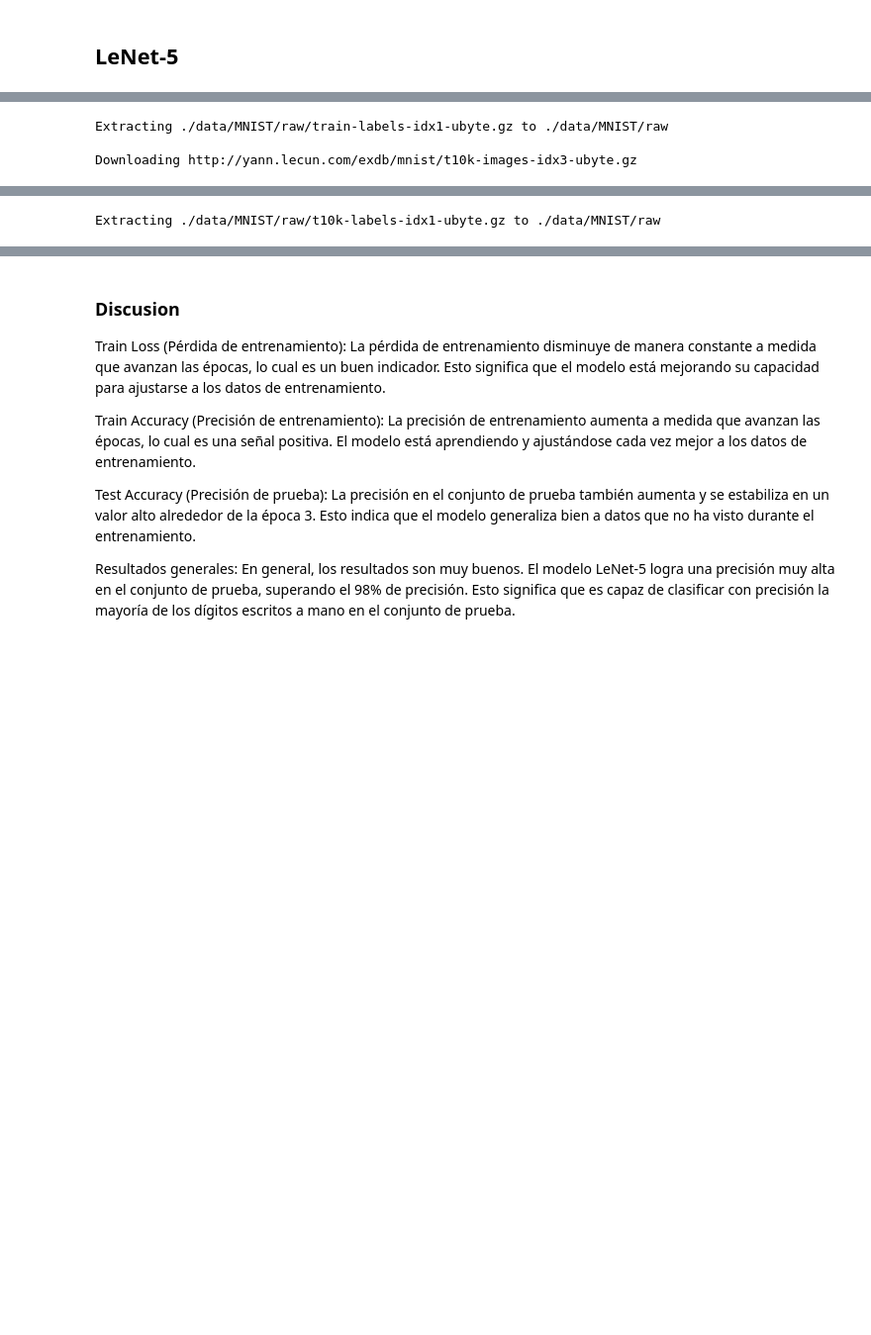
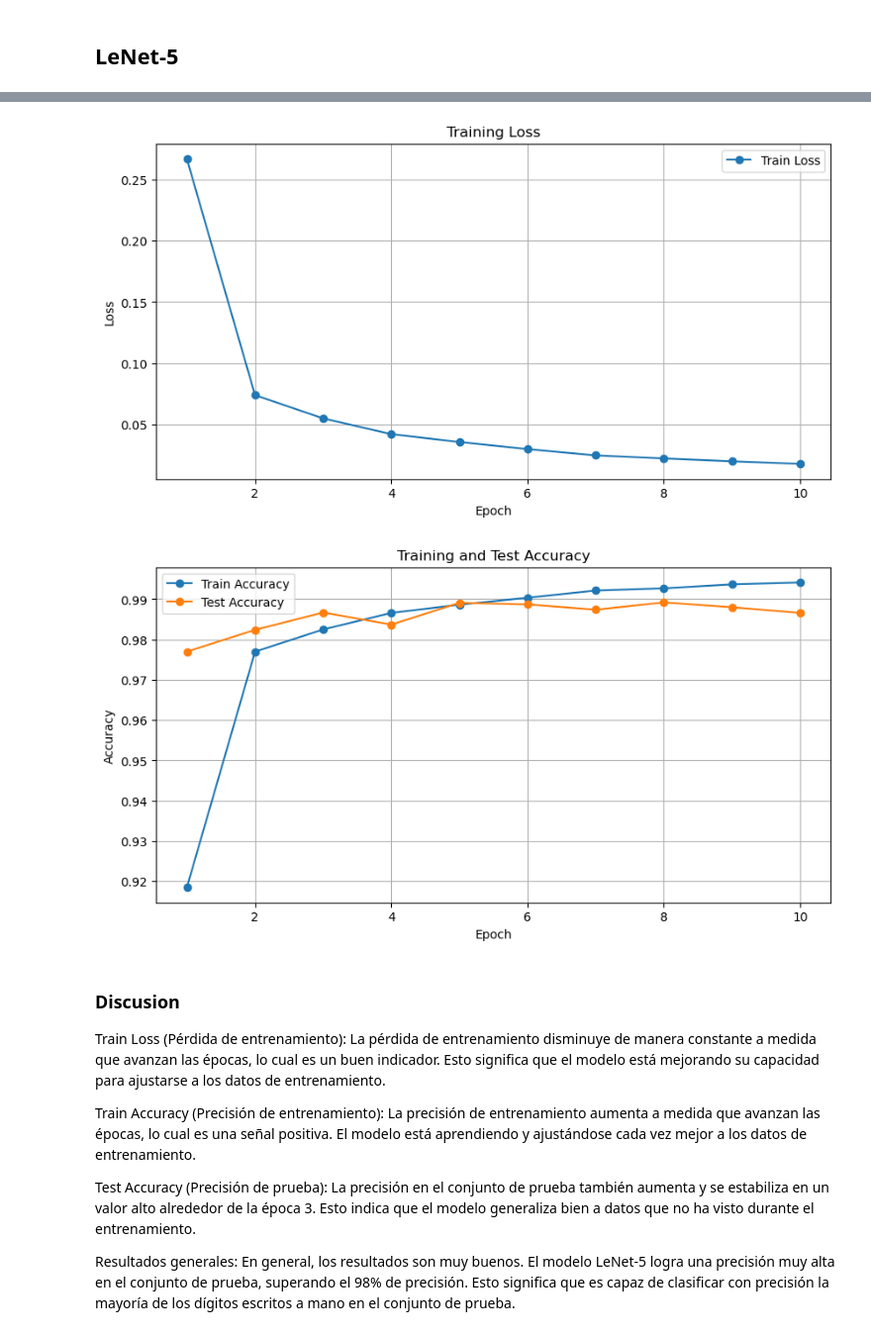
Before and after one commit to fredyvelasquezgt/Lab-7-DL, a Jupyter notebook: lab7.ipynb, the cells around one changed output, grey strips where cells are left out. Shown: that part at 99% size. Cells and saved outputs as stored; diff of their text form; code cells hidden in the pictures; blank space fills up the shorter version.

```diff
--- a/lab7.ipynb
+++ b/lab7.ipynb
@@ -111,6 +112,11 @@ def test(model, test_loader):
             correct += (predicted == labels).sum().item()
     return correct / total
 
+# Crear listas vacías para almacenar las métricas
+train_losses = []
+train_accuracies = []
+test_accuracies = []
+
 # Entrenar la red y evaluar la precisión
 lenet5 = LeNet5()
 criterion = nn.CrossEntropyLoss()
@@ -120,4 +126,30 @@ for epoch in range(10):
     train_loss, train_acc = train(lenet5, train_loader, criterion, optimizer)
     test_acc = test(lenet5, test_loader)
     print(f'Epoch {epoch + 1}/{10}: Train Loss: {train_loss:.4f}, Train Acc: {train_acc:.4f}, Test Acc: {test_acc:.4f}')
+
+    # Agregar las métricas a las listas
+    train_losses.append(train_loss)
+    train_accuracies.append(train_acc)
+    test_accuracies.append(test_acc)
+
+# Gráfico de pérdida de entrenamiento
+plt.figure(figsize=(10, 5))
+plt.plot(range(1, 11), train_losses, label='Train Loss', marker='o')
+plt.xlabel('Epoch')
+plt.ylabel('Loss')
+plt.title('Training Loss')
+plt.grid(True)
+plt.legend()
+plt.show()
+
+# Gráfico de precisión de entrenamiento y prueba
+plt.figure(figsize=(10, 5))
+plt.plot(range(1, 11), train_accuracies, label='Train Accuracy', marker='o')
+plt.plot(range(1, 11), test_accuracies, label='Test Accuracy', marker='o')
+plt.xlabel('Epoch')
+plt.ylabel('Accuracy')
+plt.title('Training and Test Accuracy')
+plt.grid(True)
+plt.legend()
+plt.show()
 # %% [output]
@@ -130,3 +165,0 @@ Downloading http://yann.lecun.com/exdb/mnist/train-labels-idx1-ubyte.gz to ./dat
-Extracting ./data/MNIST/raw/train-labels-idx1-ubyte.gz to ./data/MNIST/raw
-
-Downloading http://yann.lecun.com/exdb/mnist/t10k-images-idx3-ubyte.gz
@@ -138 +165,0 @@ Downloading http://yann.lecun.com/exdb/mnist/t10k-labels-idx1-ubyte.gz to ./data
-Extracting ./data/MNIST/raw/t10k-labels-idx1-ubyte.gz to ./data/MNIST/raw
@@ -149,3 +166,5 @@ Epoch 10/10: Train Loss: 0.0153, Train Acc: 0.9952, Test Acc: 0.9891
+[figure, added]
+[figure, added]
 # %% [markdown]
 ### Discusion
 
```
Also changed, not shown: parts of 4 cells of this notebook.
